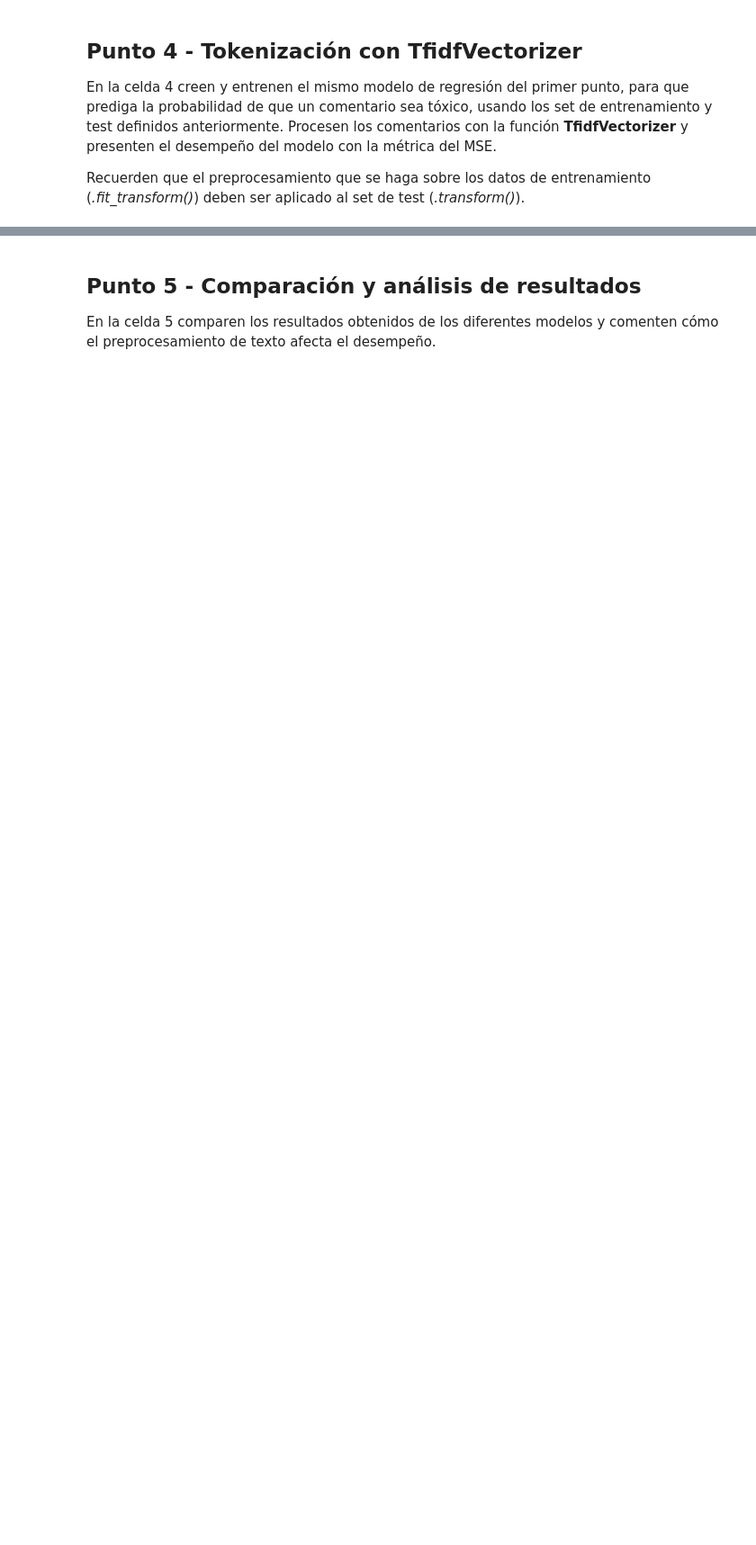
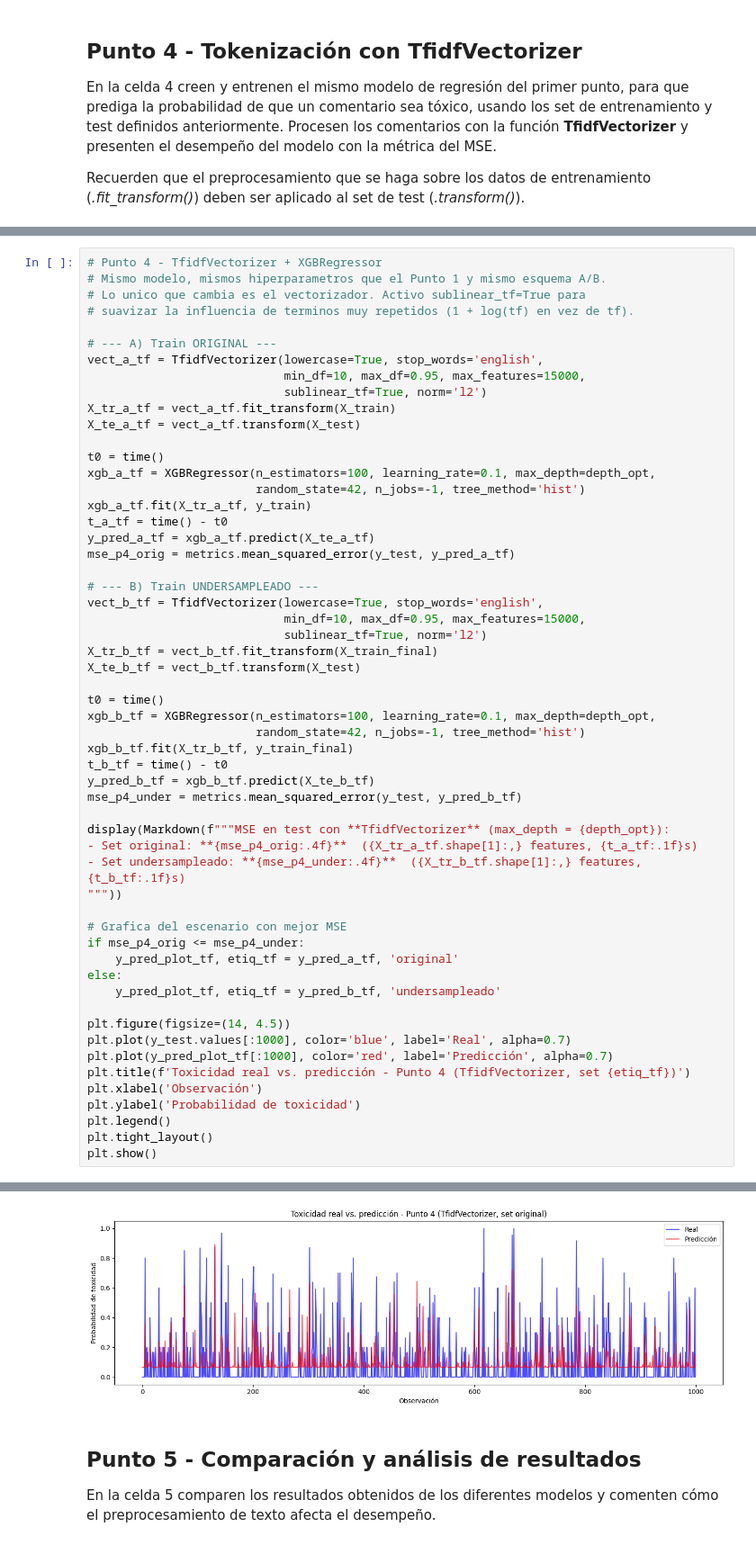
Before and after one commit to JohanManjarresMIAD/JohanManjarresMIAD-JohanManjarresMIAD-MIAD_ML_NLP_2026-Grupo_26, a Jupyter notebook: Semana 4/S4TC1_Tokenizacion.ipynb, the cells around one changed output, grey strips where cells are left out. Shown at 90% size. Saved outputs shown, nothing was run; the diff lists cells and outputs as text; blank space fills up the shorter version.

```diff
--- a/Semana 4/S4TC1_Tokenizacion.ipynb
+++ b/Semana 4/S4TC1_Tokenizacion.ipynb
@@ -225,0 +350,57 @@ Recuerden que el preprocesamiento que se haga sobre los datos de entrenamiento
+# %%
+# Punto 4 - TfidfVectorizer + XGBRegressor
+# Mismo modelo, mismos hiperparametros que el Punto 1 y mismo esquema A/B.
+# Lo unico que cambia es el vectorizador. Activo sublinear_tf=True para
+# suavizar la influencia de terminos muy repetidos (1 + log(tf) en vez de tf).
+
+# --- A) Train ORIGINAL ---
+vect_a_tf = TfidfVectorizer(lowercase=True, stop_words='english',
+                            min_df=10, max_df=0.95, max_features=15000,
+                            sublinear_tf=True, norm='l2')
+X_tr_a_tf = vect_a_tf.fit_transform(X_train)
+X_te_a_tf = vect_a_tf.transform(X_test)
+
+t0 = time()
+xgb_a_tf = XGBRegressor(n_estimators=100, learning_rate=0.1, max_depth=depth_opt,
+                        random_state=42, n_jobs=-1, tree_method='hist')
+xgb_a_tf.fit(X_tr_a_tf, y_train)
+t_a_tf = time() - t0
+y_pred_a_tf = xgb_a_tf.predict(X_te_a_tf)
+mse_p4_orig = metrics.mean_squared_error(y_test, y_pred_a_tf)
+
+# --- B) Train UNDERSAMPLEADO ---
+vect_b_tf = TfidfVectorizer(lowercase=True, stop_words='english',
+                            min_df=10, max_df=0.95, max_features=15000,
+                            sublinear_tf=True, norm='l2')
+X_tr_b_tf = vect_b_tf.fit_transform(X_train_final)
+X_te_b_tf = vect_b_tf.transform(X_test)
+
+t0 = time()
+xgb_b_tf = XGBRegressor(n_estimators=100, learning_rate=0.1, max_depth=depth_opt,
+                        random_state=42, n_jobs=-1, tree_method='hist')
+xgb_b_tf.fit(X_tr_b_tf, y_train_final)
+t_b_tf = time() - t0
+y_pred_b_tf = xgb_b_tf.predict(X_te_b_tf)
+mse_p4_under = metrics.mean_squared_error(y_test, y_pred_b_tf)
+
+display(Markdown(f"""MSE en test con **TfidfVectorizer** (max_depth = {depth_opt}):
+- Set original: **{mse_p4_orig:.4f}**  ({X_tr_a_tf.shape[1]:,} features, {t_a_tf:.1f}s)
+- Set undersampleado: **{mse_p4_under:.4f}**  ({X_tr_b_tf.shape[1]:,} features, {t_b_tf:.1f}s)
+"""))
+
+# Grafica del escenario con mejor MSE
+if mse_p4_orig <= mse_p4_under:
+    y_pred_plot_tf, etiq_tf = y_pred_a_tf, 'original'
+else:
+    y_pred_plot_tf, etiq_tf = y_pred_b_tf, 'undersampleado'
+
+plt.figure(figsize=(14, 4.5))
+plt.plot(y_test.values[:1000], color='blue', label='Real', alpha=0.7)
+plt.plot(y_pred_plot_tf[:1000], color='red', label='Predicción', alpha=0.7)
+plt.title(f'Toxicidad real vs. predicción - Punto 4 (TfidfVectorizer, set {etiq_tf})')
+plt.xlabel('Observación')
+plt.ylabel('Probabilidad de toxicidad')
+plt.legend()
+plt.tight_layout()
+plt.show()
+# %% [output]
@@ -226,3 +410,4 @@ Recuerden que el preprocesamiento que se haga sobre los datos de entrenamiento
+[figure, added]
 # %% [markdown]
 ## Punto 5 - Comparación y análisis de resultados
 
```
Also changed, not shown: parts of 13 cells of this notebook, 1 other file.
